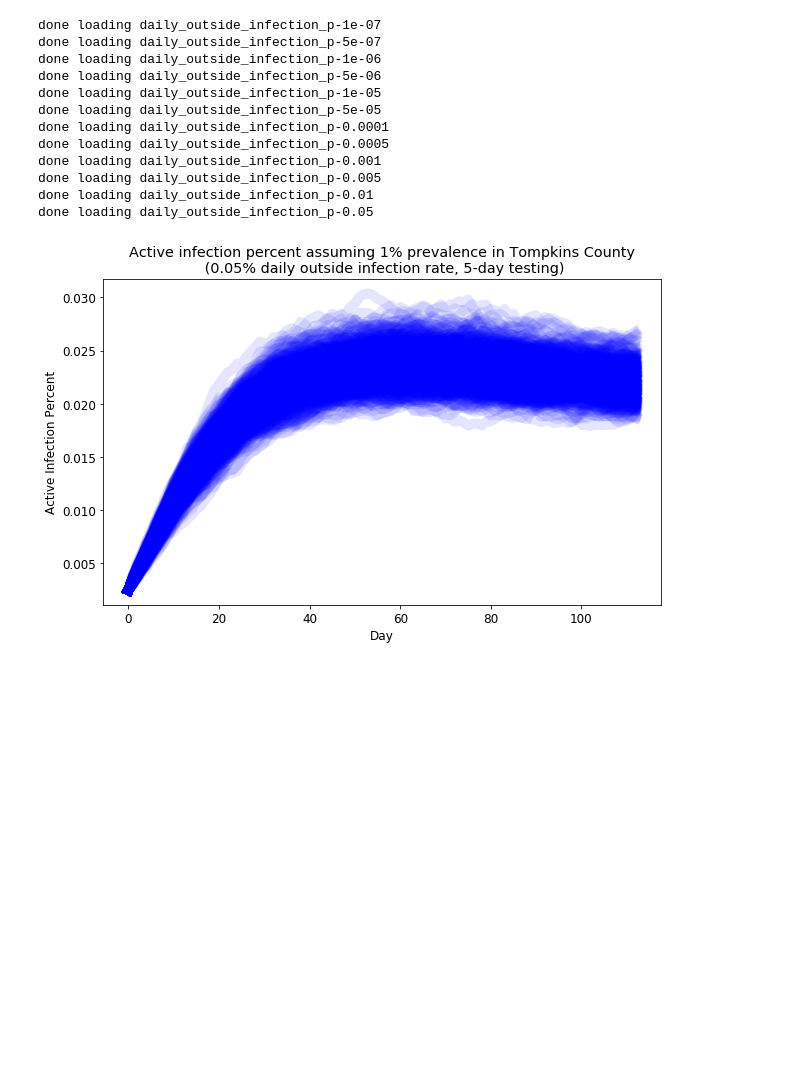
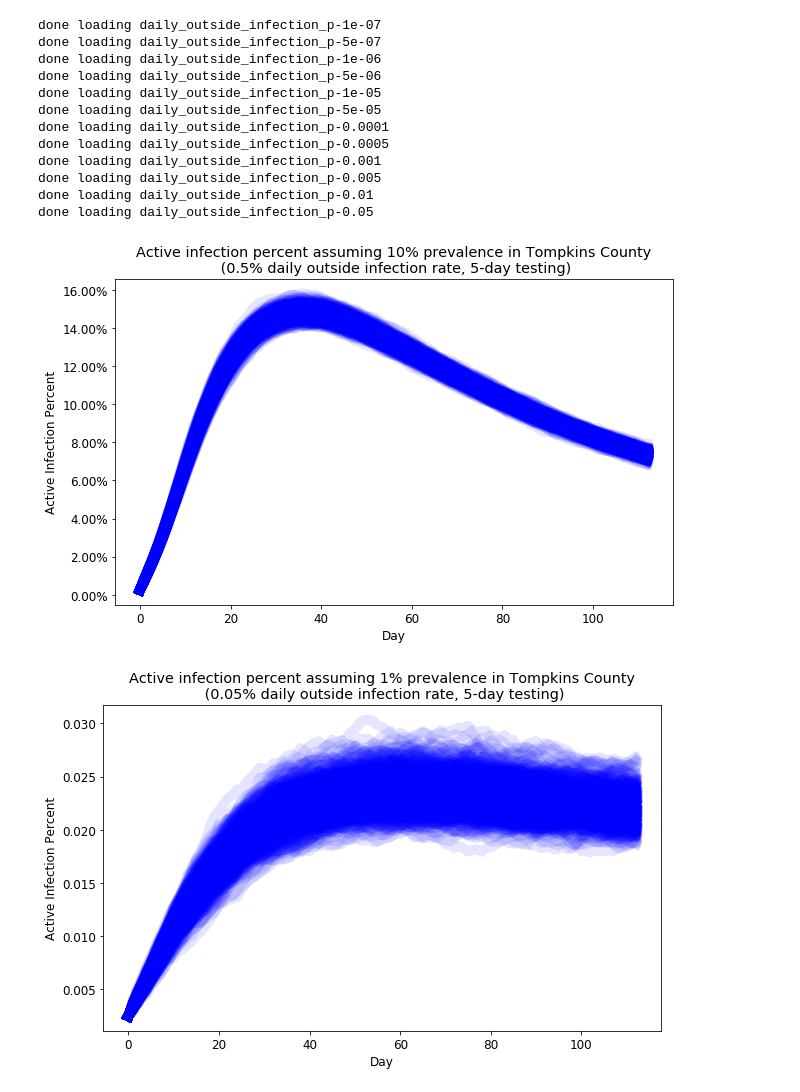
Before and after one commit to peter-i-frazier/group-testing, a Jupyter notebook: notebooks/June_7_Sample_path_with_outside_infections.ipynb, the cells around one changed output. Saved outputs shown, nothing was run; the diff lists cells and outputs as text; code cells hidden in the pictures; blank space fills up the shorter version.

```diff
--- a/notebooks/June_7_Sample_path_with_outside_infections.ipynb
+++ b/notebooks/June_7_Sample_path_with_outside_infections.ipynb
@@ -62,6 +62,25 @@ high = sim_dfs['daily_outside_infection_p-0.0005']
 middle = sim_dfs['daily_outside_infection_p-0.0001']
 
 low = sim_dfs['daily_outside_infection_p-5e-05']
+# %%
+highhigh = sim_dfs['daily_outside_infection_p-0.005']
+# %%
+dfs=highhigh
+
+fig=plt.figure(figsize=(10,6))
+ax = fig.add_subplot(1, 1, 1)
+aip_cols = list(get_active_infection_cols(dfs[0]))
+pop_size = get_pop_size(high[0])
+for df in dfs:
+    aip = df[aip_cols].sum(axis=1) / pop_size
+    ax.plot(aip, linewidth=10, alpha=0.1, color='blue')
+ax.set_xlabel('Day')
+ax.set_ylabel('Active Infection Percent')
+ax.yaxis.set_major_formatter(mtick.FuncFormatter(lambda y, _: '{:.2%}'.format(y)))
+ax.set_title('Active infection percent assuming 10% prevalence in Tompkins County\n (0.5% daily outside infection rate, 5-day testing)')
+plt.show()
+# %% [output]
+[figure, added]
 # %%
 plot_aip_vs_t(high, title='Active infection percent assuming 1% prevalence in Tompkins County\n (0.05% daily outside infection rate, 5-day testing)')
 # %% [output]
```
Also changed, not shown: parts of 1 cell of this notebook.
